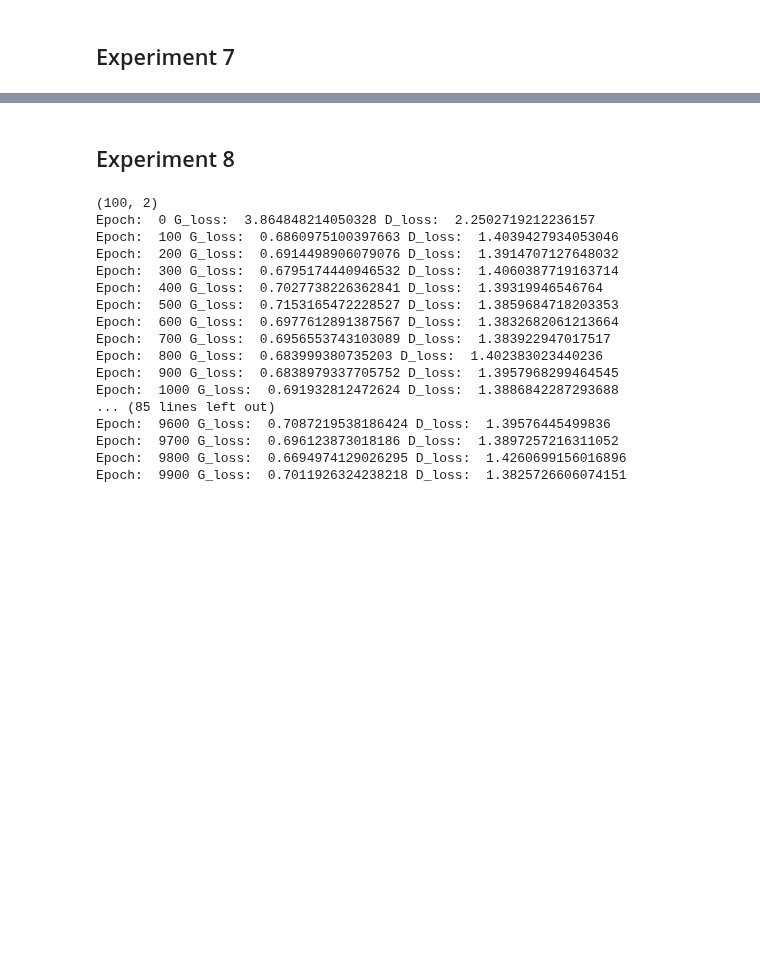
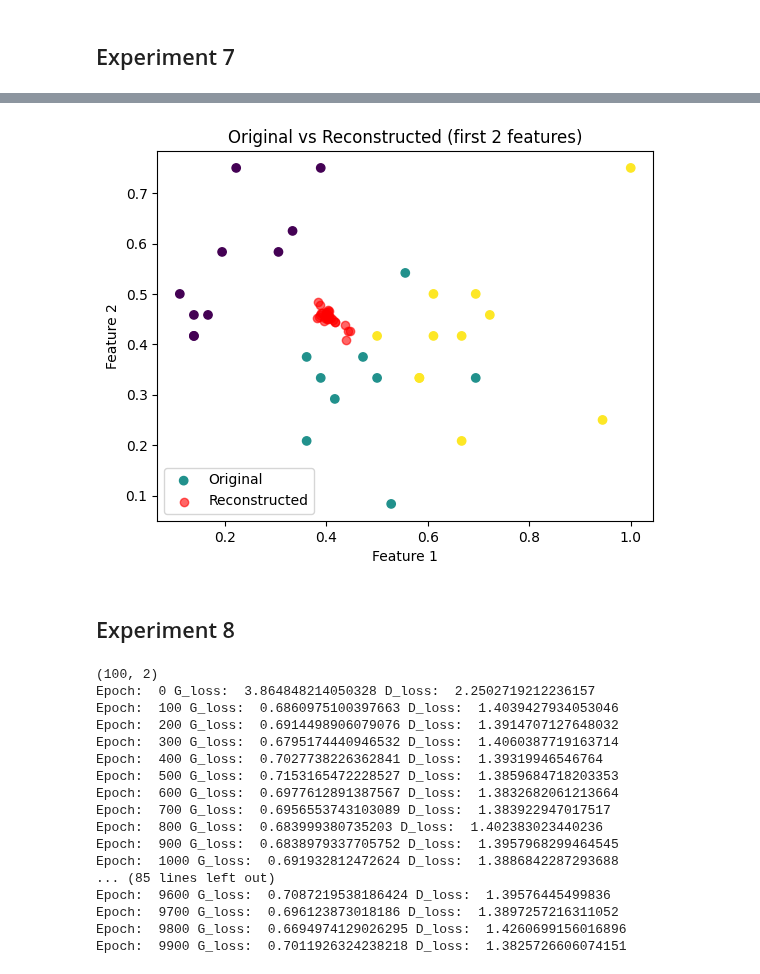
Before and after one commit to parthgala1/DL, a Jupyter notebook: practice.ipynb, the cells around one changed output, grey strips where cells are left out. Drawn from its saved outputs; the diff is of its cells as text; code cells hidden in the pictures; blank space fills up the shorter version.

```diff
--- a/practice.ipynb
+++ b/practice.ipynb
@@ -535,0 +659,85 @@ for i in x[:2]:
+# %%
+import numpy as np
+import matplotlib.pyplot as plt
+from tensorflow import keras
+from tensorflow.keras import layers
+from sklearn.datasets import load_iris
+from sklearn.model_selection import train_test_split
+from sklearn.preprocessing import MinMaxScaler
+from sklearn.metrics import mean_squared_error
+
+# Load and scale the data
+data = load_iris()
+X = data.data
+y = data.target
+
+scaler = MinMaxScaler()
+X_scaled = scaler.fit_transform(X)
+
+X_train, X_test, y_train, y_test = train_test_split(X_scaled, y, test_size=0.2, random_state=42)
+
+
+# Define sampling layer
+class Sampling(layers.Layer):
+    def call(self, inputs):
+        mu, log_var = inputs
+        epsilon = keras.backend.random_normal(shape=keras.backend.shape(mu))
+        return mu + keras.backend.exp(0.5 * log_var) * epsilon
+
+
+# Define VAE as a subclassed model
+class VAE(keras.Model):
+    def __init__(self, input_dim, latent_dim):
+        super(VAE, self).__init__()
+        self.encoder = keras.Sequential([
+            layers.InputLayer(input_shape=(input_dim,)),
+            layers.Dense(128, activation="relu"),
+            layers.Dense(64, activation="relu"),
+        ])
+        self.mu_layer = layers.Dense(latent_dim)
+        self.log_var_layer = layers.Dense(latent_dim)
+        self.sampling = Sampling()
+
+        self.decoder = keras.Sequential([
+            layers.InputLayer(input_shape=(latent_dim,)),
+            layers.Dense(64, activation="relu"),
+            layers.Dense(128, activation="relu"),
+            layers.Dense(input_dim, activation="sigmoid"),
+        ])
+
+    def call(self, inputs):
+        x = self.encoder(inputs)
+        mu = self.mu_layer(x)
+        log_var = self.log_var_layer(x)
+        z = self.sampling((mu, log_var))
+        reconstruction = self.decoder(z)
+
+        # Add KL divergence as loss
+        kl_loss = -0.5 * keras.backend.sum(1 + log_var - keras.backend.square(mu) - keras.backend.exp(log_var), axis=1)
+        self.add_loss(keras.backend.mean(kl_loss))
+
+        return reconstruction
+
+
+# Build and train model
+input_dim = X_train.shape[1]
+latent_dim = 2
+vae = VAE(input_dim, latent_dim)
+vae.compile(optimizer="adam", loss=keras.losses.BinaryCrossentropy())
+
+vae.fit(X_train, X_train, epochs=200, batch_size=32, validation_split=0.2)
+
+# Evaluate
+reconstructed = vae.predict(X_test)
+mse = mean_squared_error(X_test, reconstructed)
+print("Mean Squared Error for VAE:", mse)
+
+# Plot original vs reconstructed (first 2 features)
+plt.scatter(X_test[:, 0], X_test[:, 1], c=y_test, cmap='viridis', label='Original')
+plt.scatter(reconstructed[:, 0], reconstructed[:, 1], c='red', label='Reconstructed', alpha=0.6)
+plt.xlabel("Feature 1")
+plt.ylabel("Feature 2")
+plt.legend()
+plt.title("Original vs Reconstructed (first 2 features)")
+plt.show()
+# %% [output]
@@ -536,3 +762,4 @@ for i in x[:2]:
+[figure, added]
 # %% [markdown]
 ## Experiment 8
 # %%
```
Also changed, not shown: parts of 17 cells of this notebook.
